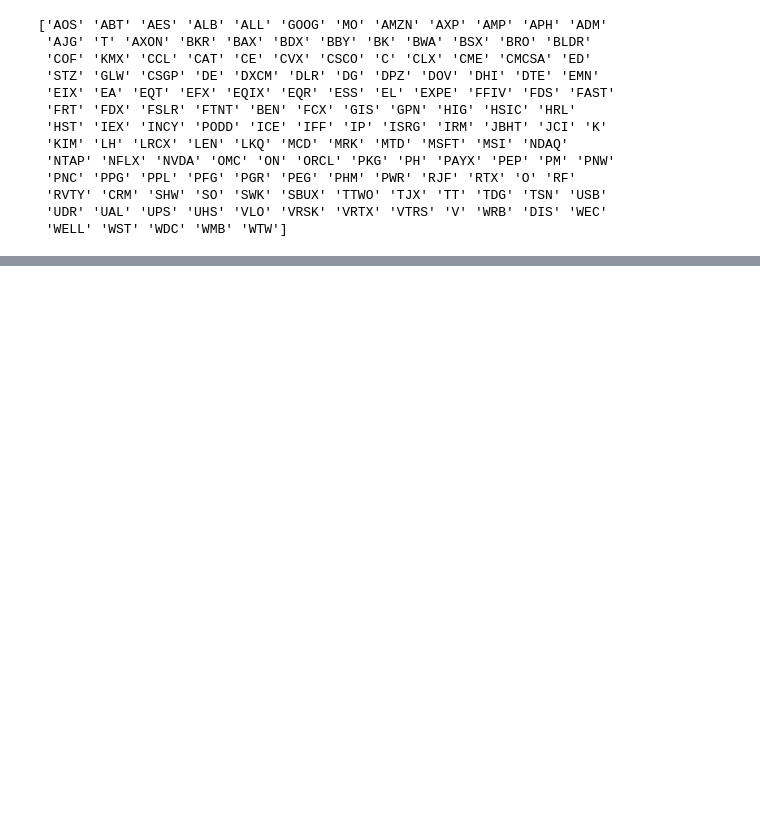
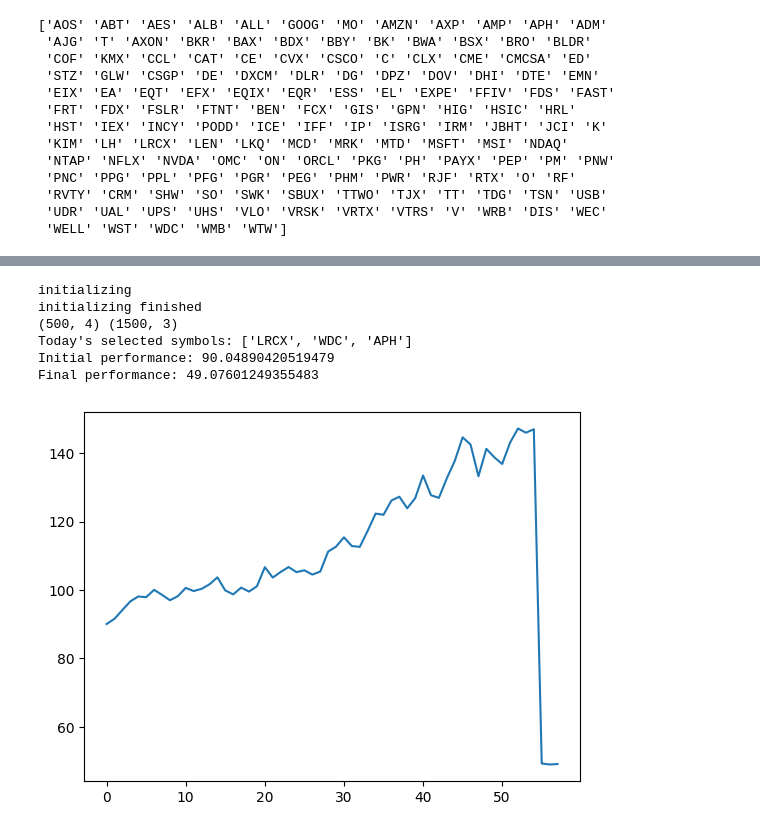
Before and after one commit to nickwilliamsdev/treetrader, a Jupyter notebook: tensorneat_hyper_ranknet.ipynb, the cells around one changed output, grey strips where cells are left out. Cells and saved outputs as stored; diff of their text form; code cells hidden in the pictures; blank space fills up the shorter version.

```diff
--- a/tensorneat_hyper_ranknet.ipynb
+++ b/tensorneat_hyper_ranknet.ipynb
@@ -492,16 +509,24 @@ Final performance: 92.13981288657486
 # %%
 import numpy as np
 topk_champs = os.listdir("./model_archive/tensorneat_checkpoints/champs_topk/")
 state = pipeline.setup()
-best_path = "./model_archive/tensorneat_checkpoints/genomes/2.npz"
+best_path = "./model_archive/tensorneat_checkpoints/genomes/610.npz"
 best_genome = np.load(best_path)
 nodes = best_genome['nodes']
 conns = best_genome['conns']
 nodes_j = jnp.array(nodes)
 conns_j = jnp.array(conns)
 print(nodes.shape, conns.shape)
 # show result
 pipeline.show(state, (nodes_j, conns_j))
+# %% [output]
+initializing
+initializing finished
+(500, 4) (1500, 3)
+Today's selected symbols: ['LRCX', 'WDC', 'APH']
+Initial performance: 90.04890420519479
+Final performance: 49.07601249355483
+[figure, added]
 # %%
 import yfinance as yf
 import pandas as pd
```
Also changed, not shown: parts of 6 cells of this notebook, 36 other files.
